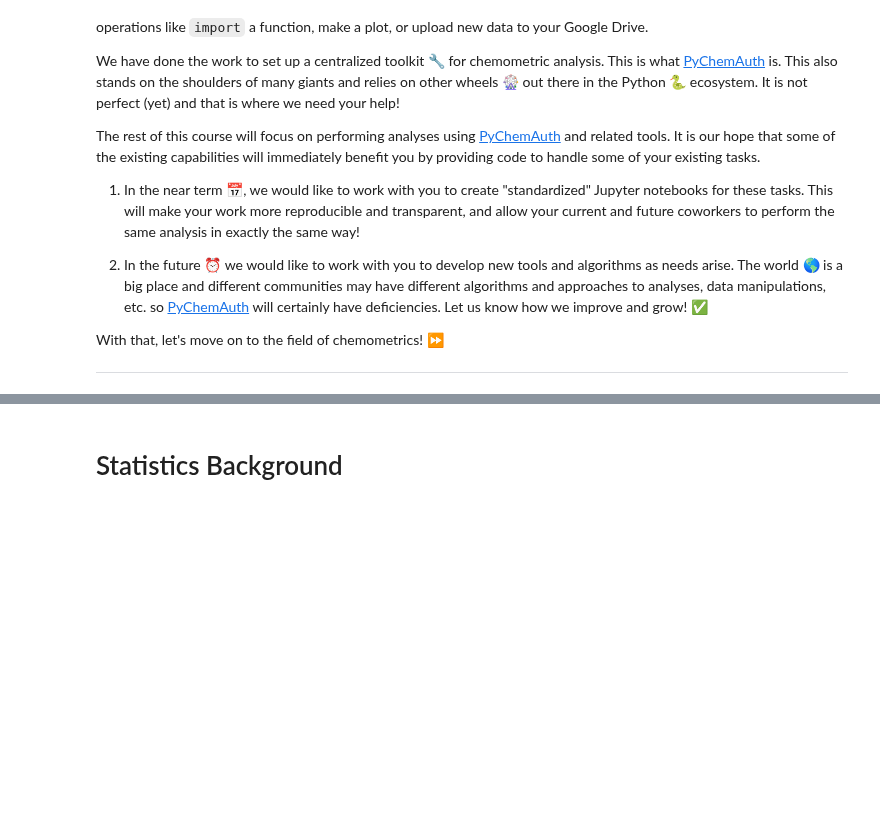
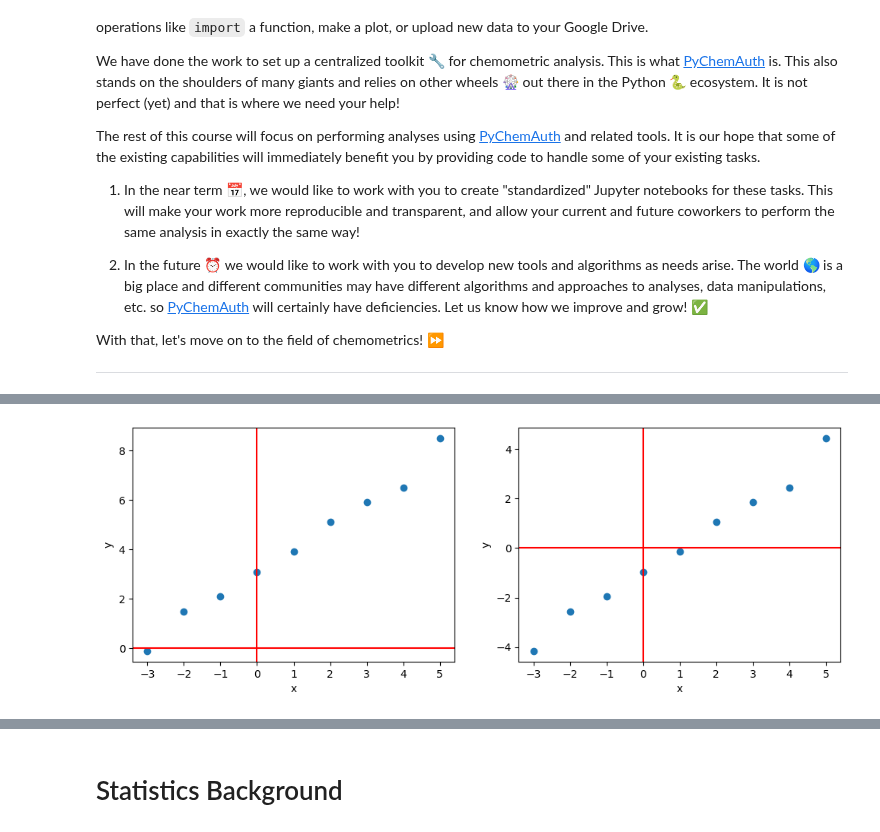
Before and after one commit to mahynski/chemometric-carpentry, a Jupyter notebook: notebooks/Introduction.ipynb, the cells around one changed output, grey strips where cells are left out. Drawn from its saved outputs; the diff is of its cells as text; code cells hidden in the pictures; blank space fills up the shorter version.

```diff
--- a/notebooks/Introduction.ipynb
+++ b/notebooks/Introduction.ipynb
@@ -1652,0 +1672,23 @@ With that, let's move on to the field of chemometrics! ⏩
+# %%
+import matplotlib.pyplot as plt
+%matplotlib inline
+import numpy as np
+
+X = np.array([-3, -2, -1, 0, 1, 2, 3, 4, 5]).reshape(-1,1)
+y = np.array([-0.1, 1.5, 2.1, 3.1, 3.9, 5.1, 5.9, 6.5, 8.5])
+
+fig, axes = plt.subplots(nrows=1, ncols=2, figsize=(12,4))
+
+axes[0].plot(X, y, 'o')
+axes[0].axvline(0, color='red')
+axes[0].axhline(0, color='red')
+
+axes[1].plot(X, y - np.mean(y), 'o')
+axes[1].axvline(0, color='red')
+axes[1].axhline(0, color='red')
+
+for ax in axes:
+    ax.set_xlabel('x')
+    ax.set_ylabel('y')
+# %% [output]
+[figure, added]
```
Also changed, not shown: parts of 25 cells of this notebook.
